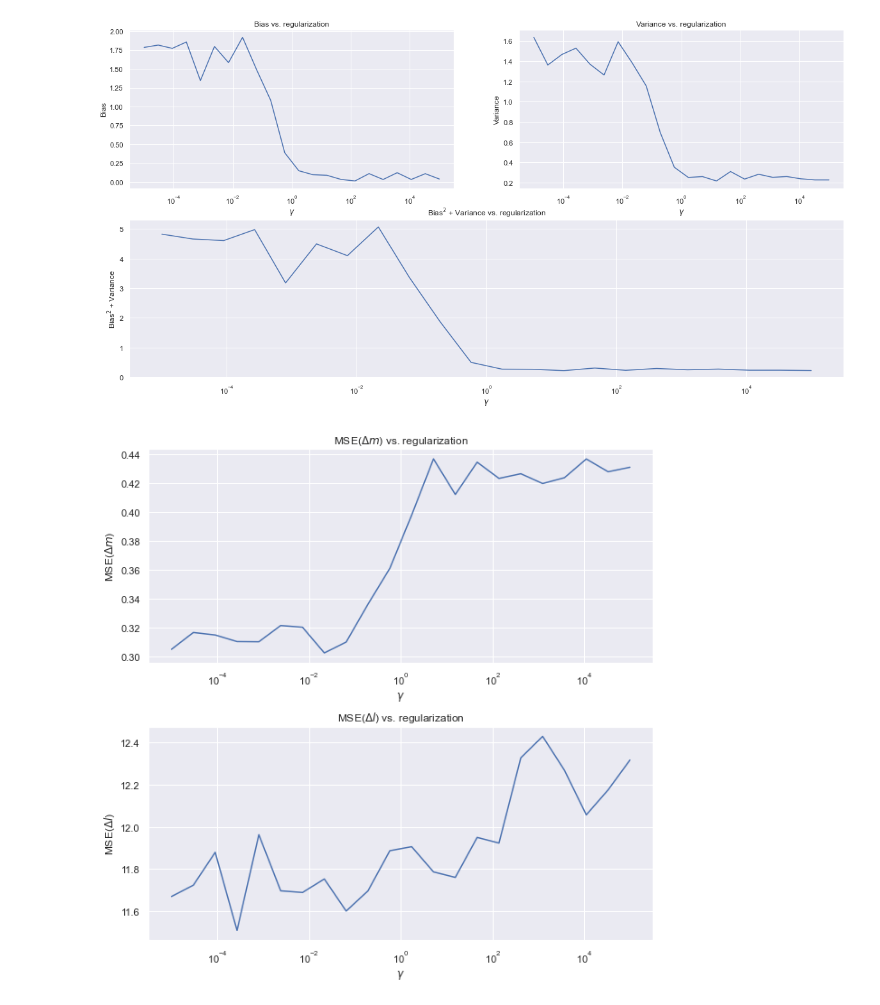
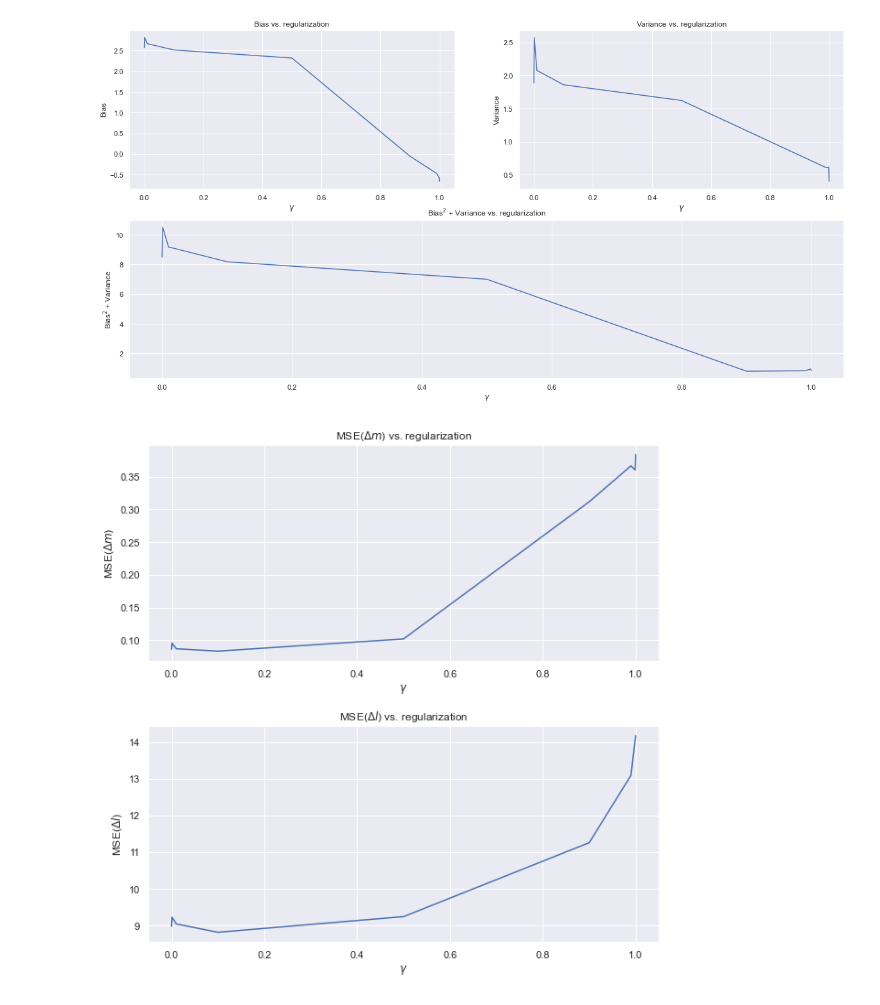
Before and after one commit to nitaifingerhut/double_machine_learning, a Jupyter notebook: diagnostic.ipynb, the cells around one changed output. Cells and saved outputs as stored; diff of their text form; code cells hidden in the pictures.

```diff
--- a/diagnostic.ipynb
+++ b/diagnostic.ipynb
@@ -15,7 +15,7 @@ from wrap.utils import torch_to_np, train_test_split
 p = 20
 n = 200
 rho = 0
-theta = 0
+theta = 1
 lamb = 1
 # %%
 true_model = Data(p, rho, theta, lamb)
@@ -67,7 +67,7 @@ def run_experiments(theta, gammas, num_exp=10):
 
     return df
 # %%
-gammas = np.logspace(-5, 5, num=22)
+gammas = np.asarray([0, 0.001, 0.01, 0.1, 0.5, 0.9, 0.99, 0.999, 1])
 df = run_experiments(theta, gammas, num_exp=100)
 df_avg = df.groupby(['model', 'rho', 'gamma', 'theta']).mean().reset_index()
 # %%
@@ -163,14 +162,14 @@ grid = fig.add_gridspec(2, 2)
 
 axs = fig.add_subplot(grid[0, 0])
 axs.plot(gammas, bias)
-axs.set_xscale('log')
+# axs.set_xscale('log')
 axs.set_xlabel('$\\gamma$')
 axs.set_ylabel('Bias')
 axs.set_title('Bias vs. regularization')
 
 axs = fig.add_subplot(grid[0, 1])
 axs.plot(gammas, variance)
-axs.set_xscale('log')
+# axs.set_xscale('log')
 axs.set_xlabel('$\\gamma$')
 axs.set_ylabel('Variance')
 axs.set_title('Variance vs. regularization')
@@ -178,7 +177,7 @@ axs.set_title('Variance vs. regularization')
 
 axs = fig.add_subplot(grid[1, :])
 axs.plot(gammas, bias ** 2 + variance)
-axs.set_xscale('log')
+# axs.set_xscale('log')
 axs.set_xlabel('$\\gamma$')
 axs.set_ylabel('Bias$^2$ + Variance')
 axs.set_title('Bias$^2$ + Variance vs. regularization')
@@ -186,7 +185,7 @@ axs.set_title('Bias$^2$ + Variance vs. regularization')
 plt.savefig('results/diagnostic_external_' + str(theta) + '_.pdf', bbox_inches='tight')
 plt.show()
 # %% [output]
-[figure, old version]
+[figure, new version]
 # %%
 def run_experiments(theta, gammas, num_exp=10):
     lamb = 1.
@@ -226,7 +225,7 @@ def run_experiments(theta, gammas, num_exp=10):
 
     return df
 # %%
-gammas = np.logspace(-5, 5, num=22)
+gammas = np.asarray([0, 0.001, 0.01, 0.1, 0.5, 0.9, 0.99, 0.999, 1])
 df = run_experiments(theta, gammas, num_exp=100)
 df_avg = df.groupby(['model', 'rho', 'gamma', 'theta']).mean().reset_index()
 # %%
@@ -242,20 +241,20 @@ dl_mse = get_val(df, 'dl.mse')
 # %%
 fig, axs = plt.subplots(2, 1, figsize=(10, 10))
 
 axs[0].plot(gammas, dm_mse)
-axs[0].set_xscale('log')
+# axs[0].set_xscale('log')
 axs[0].set_xlabel('$\\gamma$')
 axs[0].set_ylabel('MSE($\\Delta m$)')
 axs[0].set_title('MSE($\\Delta m$) vs. regularization')
 
 axs[1].plot(gammas, dl_mse)
-axs[1].set_xscale('log')
+# axs[1].set_xscale('log')
 axs[1].set_xlabel('$\\gamma$')
 axs[1].set_ylabel('MSE($\\Delta l$)')
 axs[1].set_title('MSE($\\Delta l$) vs. regularization')
 
 plt.subplots_adjust(hspace=0.3)
 plt.savefig('results/diagnostic_mse_' + str(theta) + '_.pdf', bbox_inches='tight')
 plt.show()
 # %% [output]
-[figure, old version]
+[figure, new version]
```
Also changed, not shown: parts of 2 cells of this notebook, 19 other files.
